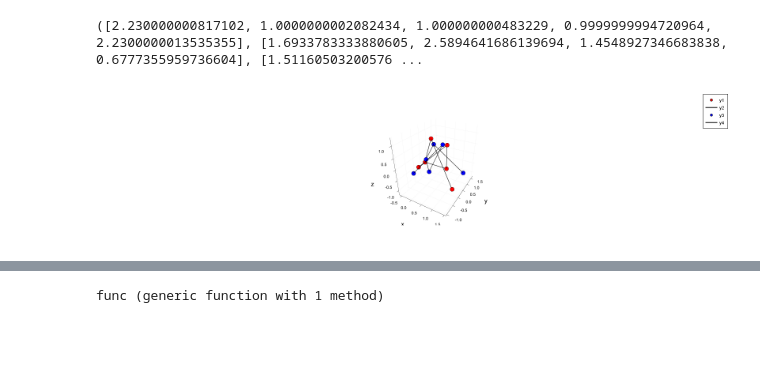
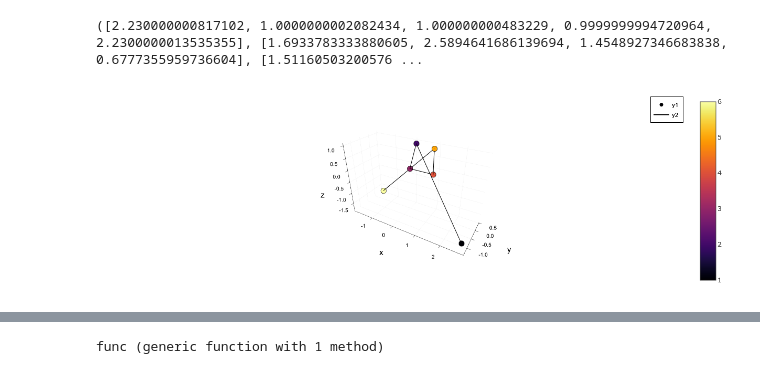
Before and after one commit to sayeg84/chainUnlocking, a Jupyter notebook: extra/gradientDebugging.ipynb, the cells around one changed output, grey strips where cells are left out. Drawn from its saved outputs; the diff is of its cells as text; code cells hidden in the pictures; blank space fills up the shorter version.

```diff
--- a/extra/gradientDebugging.ipynb
+++ b/extra/gradientDebugging.ipynb
@@ -25,8 +32,7 @@ lsq,basq,dasq = internalCoordinates(Q)
 ([2.230000000817102, 1.0000000002082434, 1.000000000483229, 0.9999999994720964, 2.2300000013535355], [1.6933783333880605, 2.5894641686139694, 1.4548927346683838, 0.6777355959736604], [1.51160503200576 ...
 # %%
 p = plot()
-plotChain!(P,"red")
-plotChain!(Q,"blue")
+plotChainSeries!(P,"red")
 p
 # %% [output]
-[figure, old version]
+[figure, new version]
```
Also changed, not shown: parts of 35 cells of this notebook, 20 other files.
